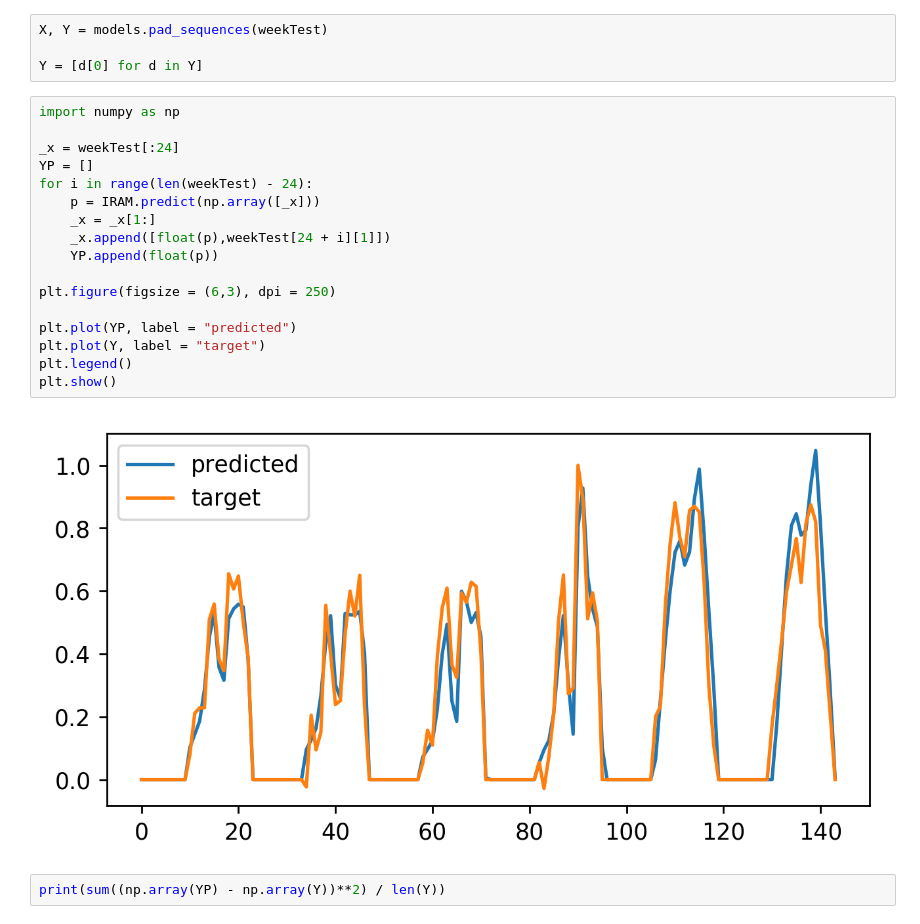
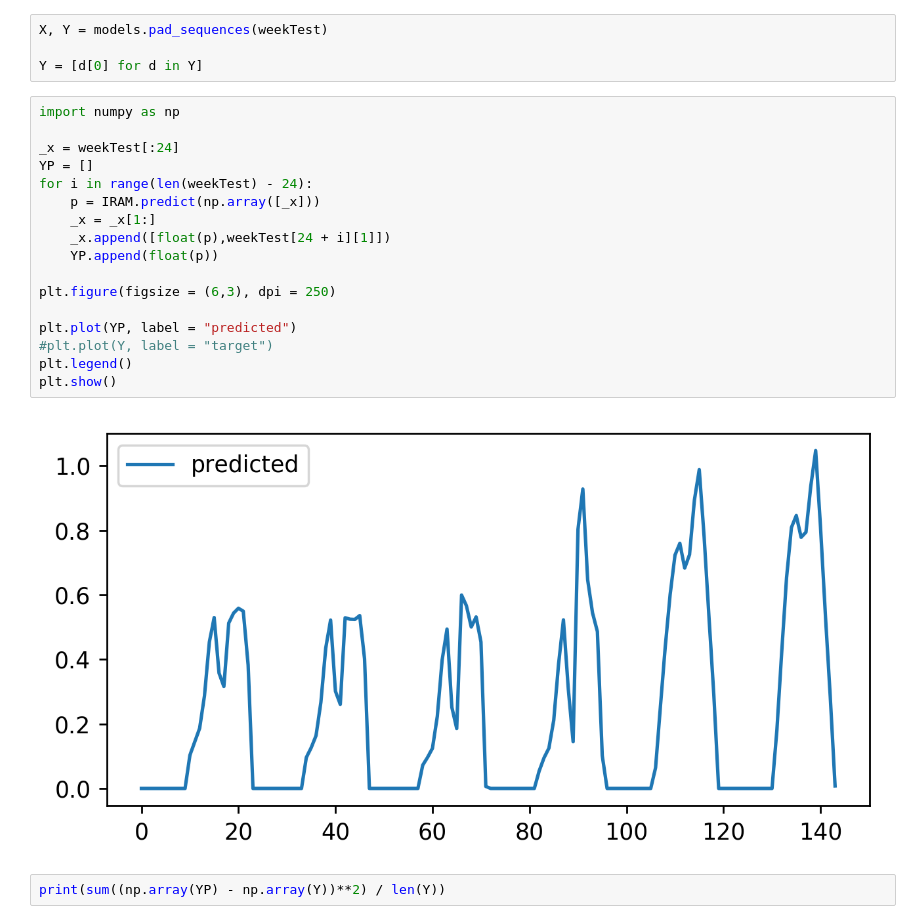
Before and after one commit to vadikko2/Hack_university, a Jupyter notebook: Main.ipynb, the cells around one changed output. Cells and saved outputs as stored; diff of their text form.

```diff
--- a/Main.ipynb
+++ b/Main.ipynb
@@ -123,22 +124,22 @@ Y = [d[0] for d in Y]
 # %%
 import numpy as np
 
 _x = weekTest[:24]
 YP = []
 for i in range(len(weekTest) - 24):
     p = IRAM.predict(np.array([_x]))
     _x = _x[1:]
     _x.append([float(p),weekTest[24 + i][1]])
     YP.append(float(p))
 
 plt.figure(figsize = (6,3), dpi = 250)
 
 plt.plot(YP, label = "predicted")
-plt.plot(Y, label = "target")
+#plt.plot(Y, label = "target")
 plt.legend()
 plt.show()
 # %% [output]
-[figure, old version]
+[figure, new version]
 # %%
 print(sum((np.array(YP) - np.array(Y))**2) / len(Y))
 # %% [output]
```
Also changed, not shown: parts of 3 cells of this notebook, 2 other files.
